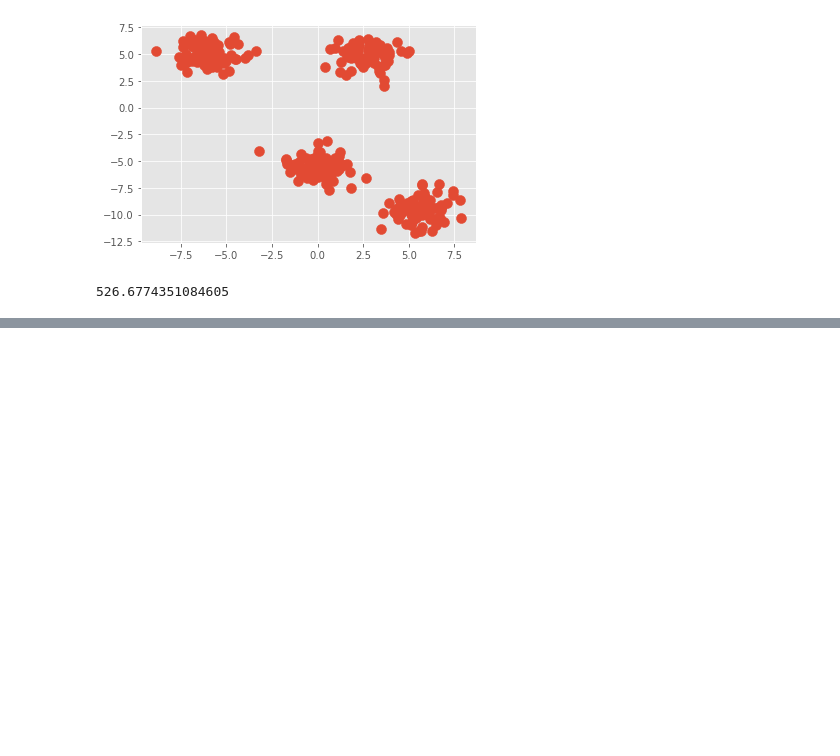
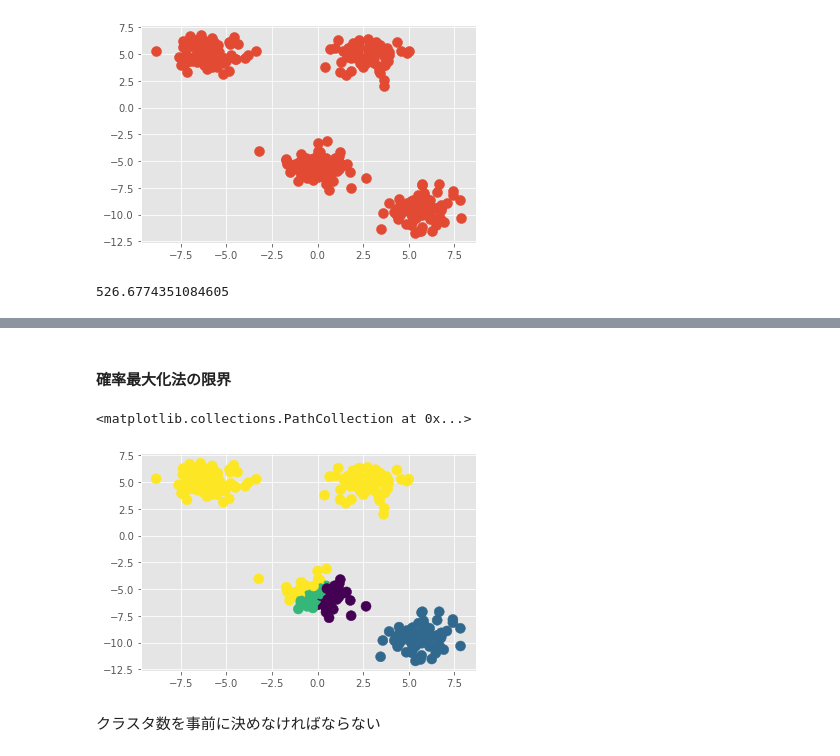
Before and after one commit to dam-crtl/opencv, a Jupyter notebook: chap8-2.ipynb, the cells around one changed output, grey strips where cells are left out. Saved outputs shown, nothing was run; the diff lists cells and outputs as text; code cells hidden in the pictures; blank space fills up the shorter version.

```diff
--- a/chap8-2.ipynb
+++ b/chap8-2.ipynb
@@ -25,0 +50,10 @@ plt.scatter(centers[:, 0], centers[:, 1], c='black', s=200, alpha=0.5)
+# %% [markdown]
+#### 確率最大化法の限界
+# %%
+centers, labels = find_clusters(X, 4, rseed = 10)
+plt.scatter(X[:, 0], X[:, 1], c=labels, s=100, cmap='viridis')
+# %% [output]
+<matplotlib.collections.PathCollection at 0x...>
+[figure, added]
+# %% [markdown]
+クラスタ数を事前に決めなければならない
```
Also changed, not shown: parts of 16 cells of this notebook, 2 other files.
